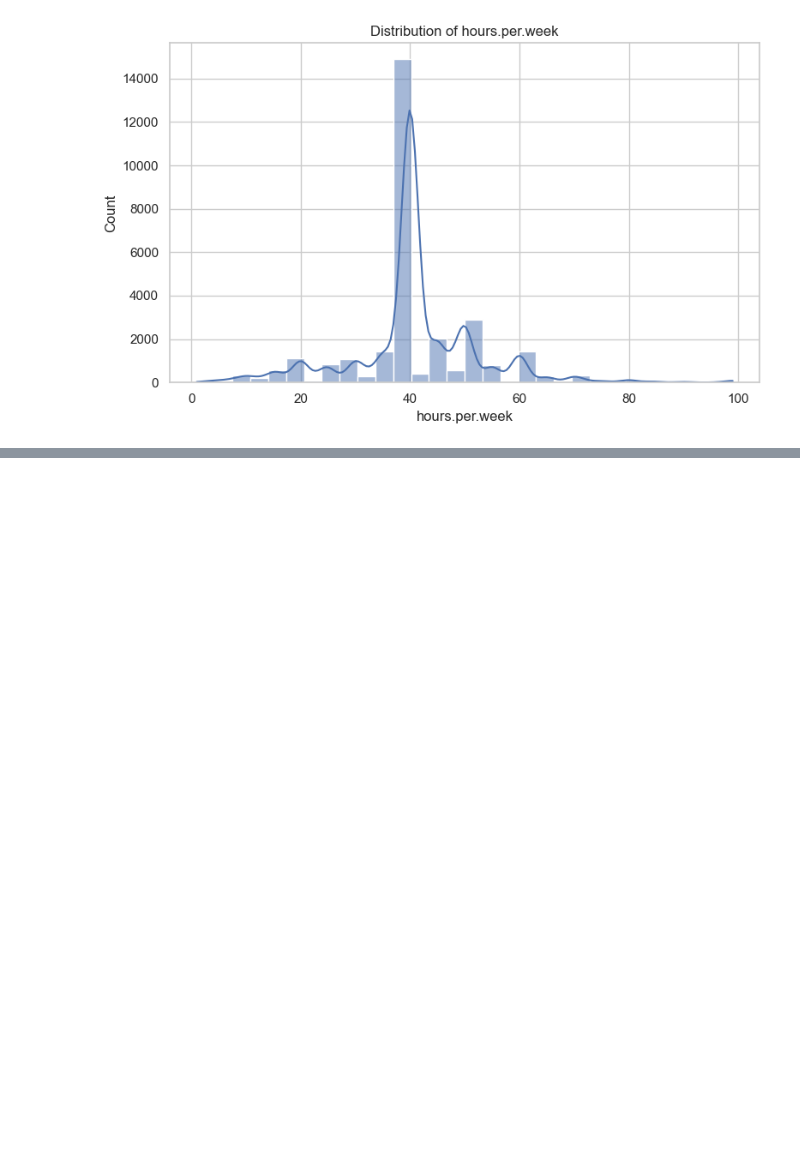
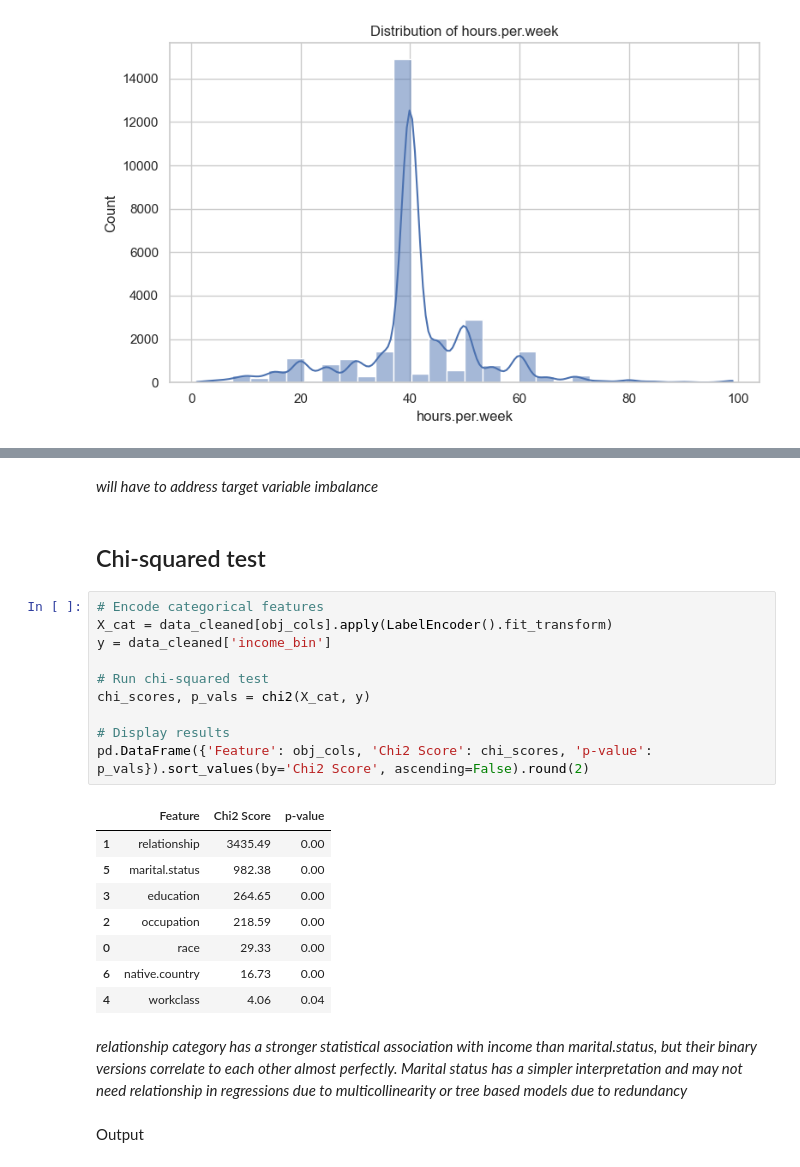
Before and after one commit to vijaivimu/SDS-CP034-incomeinsight, a Jupyter notebook: submissions/team-members/greg-gibson/notebooks/IncomeInsight-1-EDA.ipynb, the cells around one changed output, grey strips where cells are left out. Cells and saved outputs as stored; diff of their text form; blank space fills up the shorter version.

```diff
--- a/submissions/team-members/greg-gibson/notebooks/IncomeInsight-1-EDA.ipynb
+++ b/submissions/team-members/greg-gibson/notebooks/IncomeInsight-1-EDA.ipynb
@@ -397,0 +421,27 @@ data_transformed_df.to_csv("../data/adult_converted.csv")
+# %% [markdown]
+*will have to address target variable imbalance*
+# %% [markdown]
+## Chi-squared test
+# %%
+# Encode categorical features
+X_cat = data_cleaned[obj_cols].apply(LabelEncoder().fit_transform)
+y = data_cleaned['income_bin']
+
+# Run chi-squared test
+chi_scores, p_vals = chi2(X_cat, y)
+
+# Display results
+pd.DataFrame({'Feature': obj_cols, 'Chi2 Score': chi_scores, 'p-value': p_vals}).sort_values(by='Chi2 Score', ascending=False).round(2)
+# %% [output]
+|  | Feature | Chi2 Score | p-value |
+| 1 | relationship | 3435.49 | 0.00 |
+| 5 | marital.status | 982.38 | 0.00 |
+| 3 | education | 264.65 | 0.00 |
+| 2 | occupation | 218.59 | 0.00 |
+| 0 | race | 29.33 | 0.00 |
+| 6 | native.country | 16.73 | 0.00 |
+| 4 | workclass | 4.06 | 0.04 |
+# %% [markdown]
+*relationship category has a stronger statistical association with income than marital.status, but their binary versions correlate to each other almost perfectly.  Marital status has a simpler interpretation and may not need relationship in regressions due to multicollinearity or tree based models due to redundancy*
+# %% [markdown]
+Output
```
Also changed, not shown: parts of 37 cells of this notebook, 3 other files.
